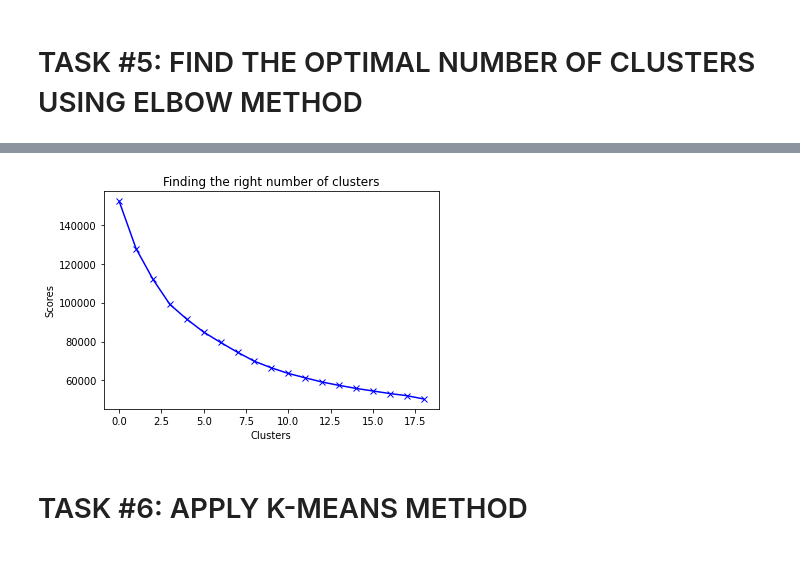
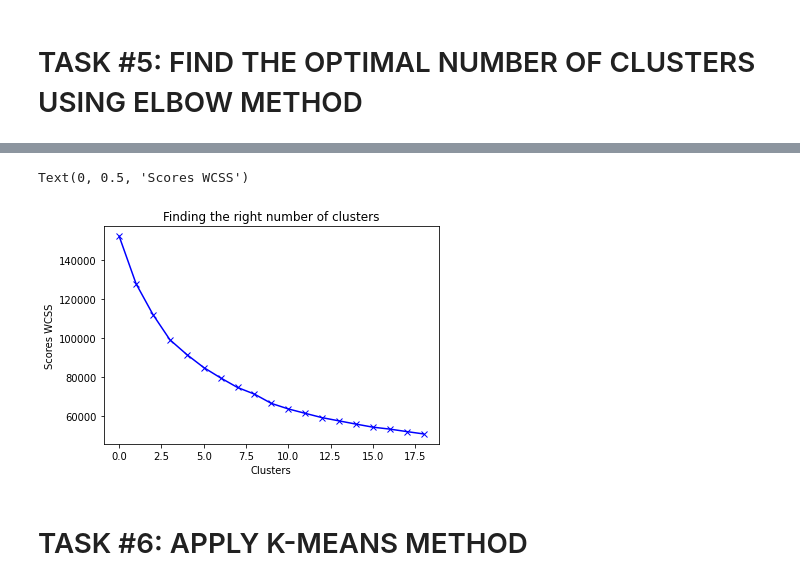
Before and after one commit to aksevenli/Data-Science-for-Business, a Jupyter notebook: Marketing_Department_Skeleton.ipynb, the cells around one changed output, grey strips where cells are left out. Drawn from its saved outputs; the diff is of its cells as text; code cells hidden in the pictures.

```diff
--- a/Marketing_Department_Skeleton.ipynb
+++ b/Marketing_Department_Skeleton.ipynb
@@ -340,3 +340,6 @@ sns.heatmap(correlations, annot = True)
 # TASK #5: FIND THE OPTIMAL NUMBER OF CLUSTERS USING ELBOW METHOD
 # %%
 # Let's scale the data first
+scaler = StandardScaler()
+
+creditcard_df_scales = scaler.fit_transform(creditcard_df)
@@ -361,9 +367,23 @@ array([[-0.73198937, -0.24943448, -0.42489974, ..., -0.31096755,
+# %%
+score_1 = []
+
+range_values = range(1, 20)
+
+for i in range_values:
+    # apply k means clustering
+    kmeans = KMeans(n_clusters = i)
+    kmeans.fit(creditcard_df_scales)
+    score_1.append(kmeans.inertia_)
 # %%
-
+plt.plot(score_1, 'bx-')
+plt.title('Finding the right number of clusters')
+plt.xlabel('Clusters')
+plt.ylabel('Scores WCSS')
 # From this we can observe that, 4th cluster seems to be forming the elbow of the curve.
 # However, the values does not reduce linearly until 8th cluster.
 # Let's choose the number of clusters to be 7.
 # %% [output]
+Text(0, 0.5, 'Scores WCSS')
-[figure, old version]
+[figure, new version]
 # %% [markdown]
 # TASK #6: APPLY K-MEANS METHOD
```
Also changed, not shown: parts of 50 cells of this notebook.
